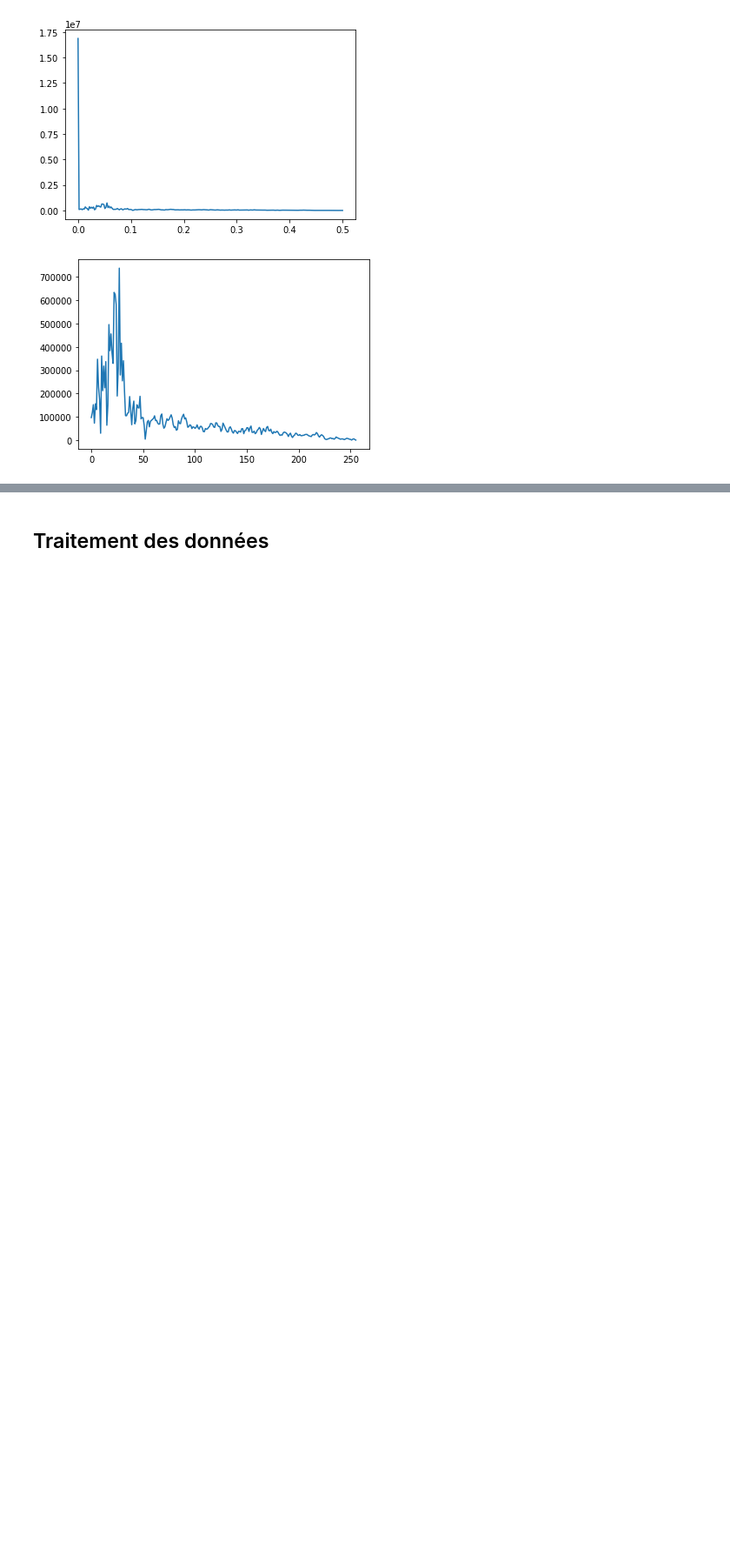
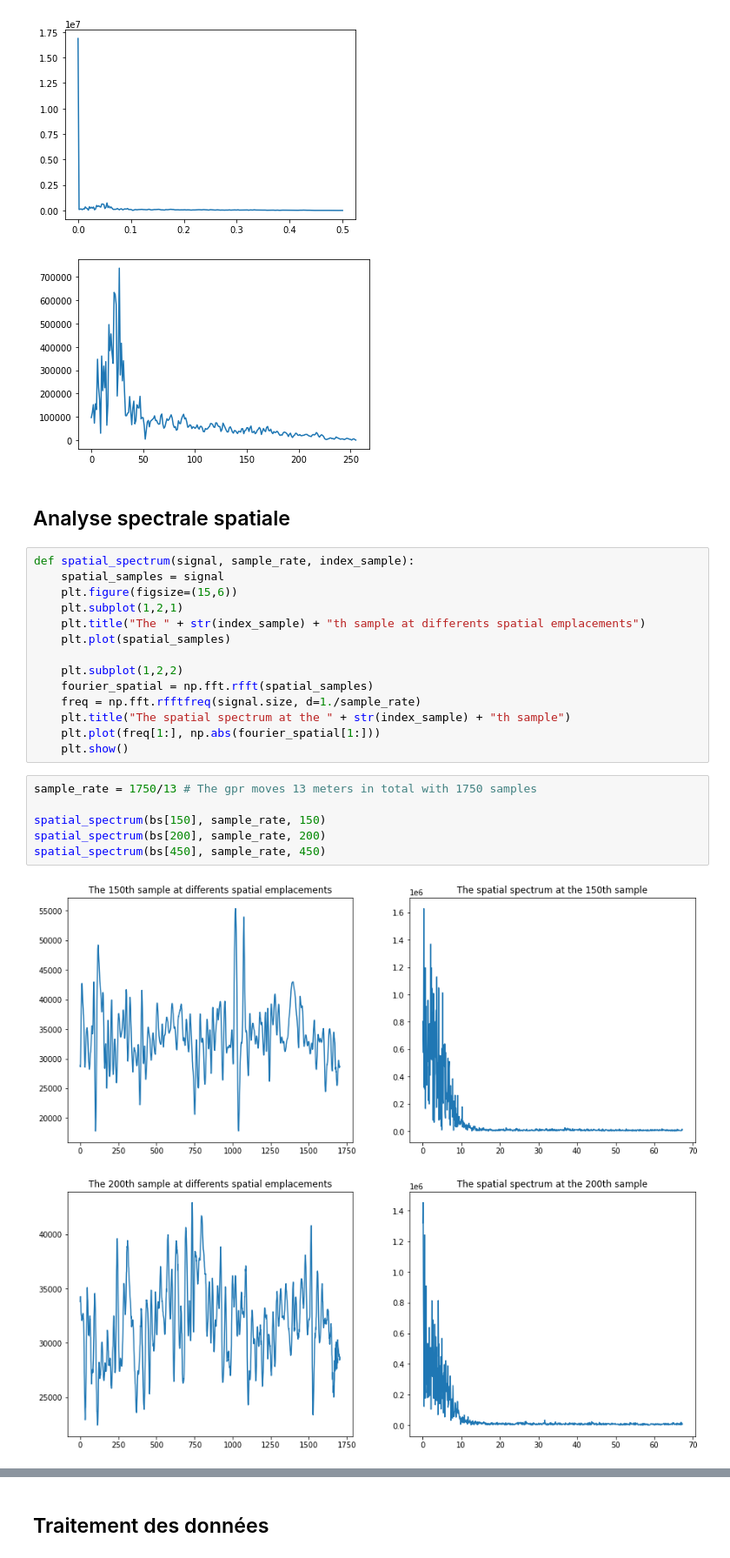
Before and after one commit to MerlinSchoose/tnsi-project, a Jupyter notebook: Examen_TNS_2021_2022.ipynb, the cells around one changed output, grey strips where cells are left out. Shown at 87% size. Drawn from its saved outputs; the diff is of its cells as text; blank space fills up the shorter version.

```diff
--- a/Examen_TNS_2021_2022.ipynb
+++ b/Examen_TNS_2021_2022.ipynb
@@ -85,3 +86,28 @@ plt.show()
 # %% [output]
 [figure]
 [figure]
+# %% [markdown]
+## Analyse spectrale spatiale
+# %%
+def spatial_spectrum(signal, sample_rate, index_sample):
+    spatial_samples = signal
+    plt.figure(figsize=(15,6))
+    plt.subplot(1,2,1)
+    plt.title("The " + str(index_sample) + "th sample at differents spatial emplacements")
+    plt.plot(spatial_samples)
+
+    plt.subplot(1,2,2)
+    fourier_spatial = np.fft.rfft(spatial_samples)
+    freq = np.fft.rfftfreq(signal.size, d=1./sample_rate)
+    plt.title("The spatial spectrum at the " + str(index_sample) + "th sample")
+    plt.plot(freq[1:], np.abs(fourier_spatial[1:]))
+    plt.show()
+# %%
+sample_rate = 1750/13 # The gpr moves 13 meters in total with 1750 samples
+
+spatial_spectrum(bs[150], sample_rate, 150)
+spatial_spectrum(bs[200], sample_rate, 200)
+spatial_spectrum(bs[450], sample_rate, 450)
+# %% [output]
+[figure, added]
+[figure, added]
```
Also changed, not shown: parts of 7 cells of this notebook.
